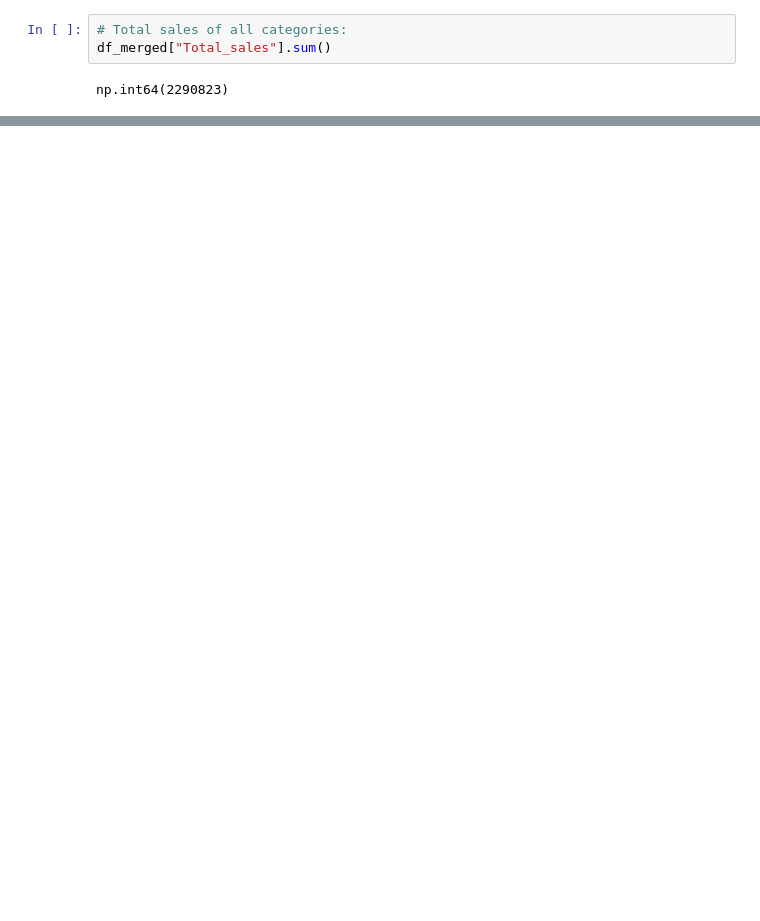
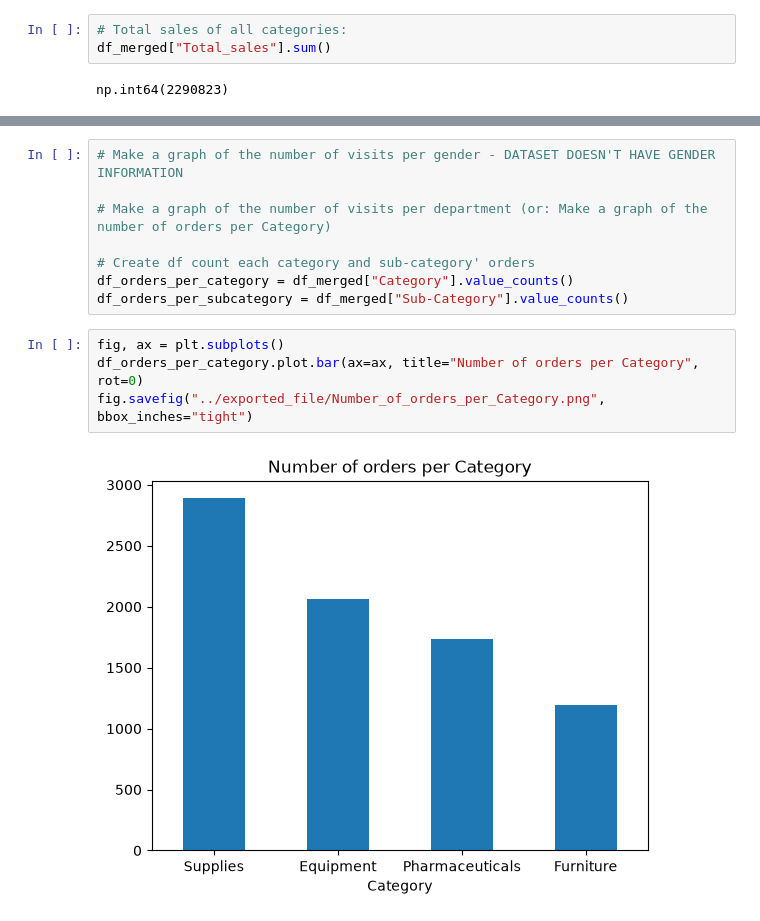
Before and after one commit to mr-EgGmAn/nghi_course06, a Jupyter notebook: notebooks/medicstore_nb1.ipynb, the cells around one changed output, grey strips where cells are left out. Saved outputs shown, nothing was run; the diff lists cells and outputs as text; blank space fills up the shorter version.

```diff
--- a/notebooks/medicstore_nb1.ipynb
+++ b/notebooks/medicstore_nb1.ipynb
@@ -164,0 +327,14 @@ df_merged.to_excel("../exported_file/resulting_table.xlsx")
+# %%
+# Make a graph of the number of visits per gender - DATASET DOESN'T HAVE GENDER INFORMATION
+
+# Make a graph of the number of visits per department (or: Make a graph of the number of orders per Category)
+
+# Create df count each category and sub-category' orders
+df_orders_per_category = df_merged["Category"].value_counts()
+df_orders_per_subcategory = df_merged["Sub-Category"].value_counts()
+# %%
+fig, ax = plt.subplots()
+df_orders_per_category.plot.bar(ax=ax, title="Number of orders per Category", rot=0)
+fig.savefig("../exported_file/Number_of_orders_per_Category.png", bbox_inches="tight")
+# %% [output]
+[figure, added]
```
Also changed, not shown: parts of 22 cells of this notebook, 7 other files.
